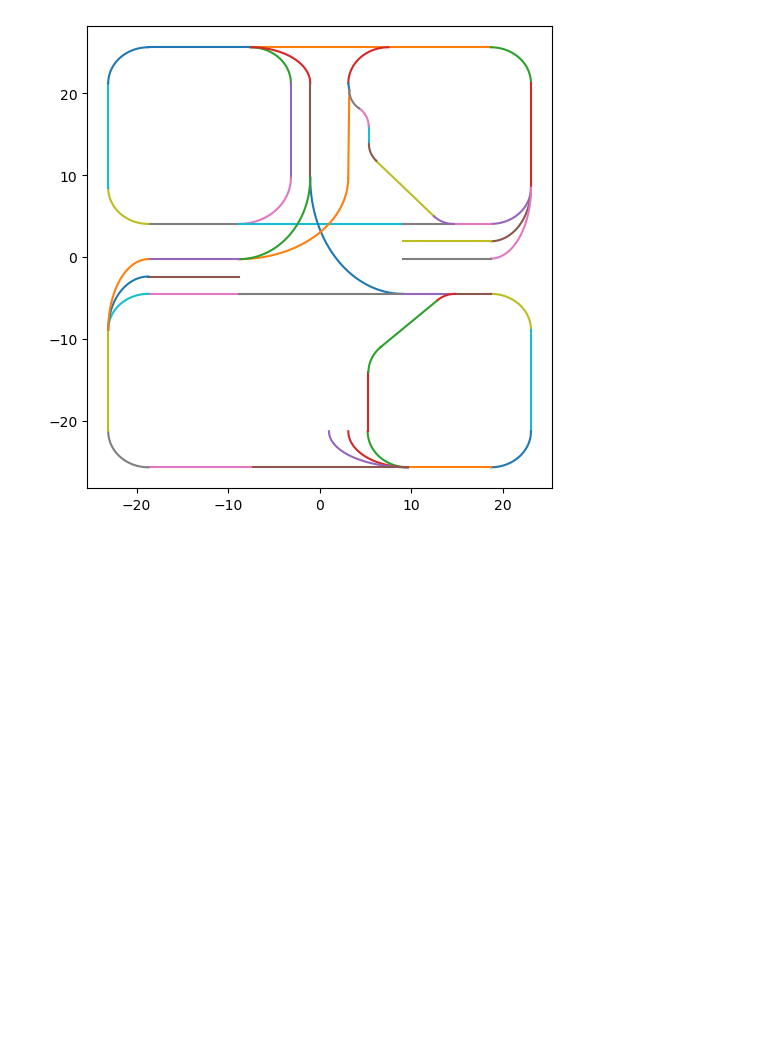
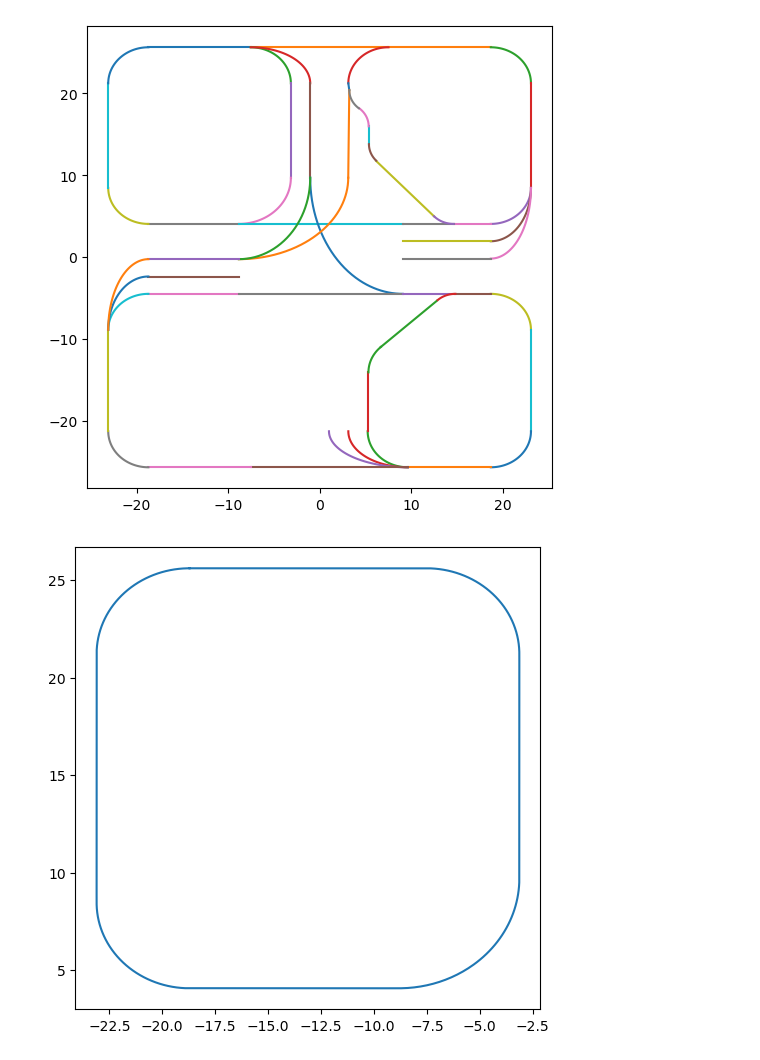
Before and after one commit to andy-wqfang/CIS_waypoint, a Jupyter notebook: src/mpc_package/lanes/generate.ipynb, the cells around one changed output. Saved outputs shown, nothing was run; the diff lists cells and outputs as text; code cells hidden in the pictures; blank space fills up the shorter version.

Commit message:
added loop1; fixed bugs

```diff
--- a/src/mpc_package/lanes/generate.ipynb
+++ b/src/mpc_package/lanes/generate.ipynb
@@ -43,6 +43,7 @@ width_block = (177.6 + 179.3)/2
 height_block = 194.2
 height_block_bottom = 190.3
 width_lane = 21.15
+seg_dict = {}
 # %%
 
 # initialize the nodes
@@ -622,7 +626,7 @@ print(arc_trajectory)
 filename = str(45) + "_to_" + str(46) + ".json"
 # df.to_csv(filename, index=False, index_label=False)
 get_json(arc_trajectory, filename)
-
+seg_dict[(45, 46)] = arc_trajectory.copy()
 plt.plot(arc_trajectory[:, 0], arc_trajectory[:, 1])
 
 # circle E
@@ -638,7 +642,7 @@ arc_trajectory[:, 0] = -r3*np.cos(t) + ptE[0]
 arc_trajectory[:, 1] = r3*np.sin(t) + ptE[1]
 arc_trajectory = arc_trajectory / 10
 print(arc_trajectory)
-
+seg_dict[(47, 30)] = arc_trajectory.copy()
 # df = pd.DataFrame(arc_trajectory)
 # df.columns = ['x', 'y']
 filename = str(47) + "_to_" + str(30) + ".json"
@@ -657,10 +661,11 @@ arc_trajectory = np.zeros((sample_num, 2))
 arc_trajectory[:, 0] = ptG[0] + np.cos(t)*rG
 arc_trajectory[:, 1] = ptG[1] + np.sin(t)*rG
 arc_trajectory = arc_trajectory / 10
-plt.plot(arc_trajectory[:, 0], arc_trajectory[:, 1])
+seg_dict[(16, 48)] = arc_trajectory.copy()
 # plt.figure().set_figwidth(640)
 filename = str(16) + "_to_" + str(48) + ".json"
 get_json(arc_trajectory, filename)
+plt.plot(arc_trajectory[:, 0], arc_trajectory[:, 1])
 
 # circle H
 theta = np.pi - np.arctan2(nodes[49][1]-nodes[48][1], nodes[49][0]-nodes[48][0])
@@ -673,8 +678,9 @@ arc_trajectory = np.zeros((sample_num, 2))
 arc_trajectory[:, 0] = ptH[0] + np.cos(t)*rG
 arc_trajectory[:, 1] = ptH[1] + np.sin(t)*rG
 filename = str(49) + "_to_" + str(50)+".json"
+arc_trajectory = arc_trajectory / 10
+seg_dict[(49, 50)] = arc_trajectory.copy()
 get_json(arc_trajectory, filename)
-arc_trajectory = arc_trajectory / 10
 plt.plot(arc_trajectory[:, 0], arc_trajectory[:, 1])
 
 # circle I
@@ -688,8 +694,9 @@ arc_trajectory = np.zeros((sample_num, 2))
 arc_trajectory[:, 0] = ptI[0] + np.cos(t)*rI
 arc_trajectory[:, 1] = ptI[1] + np.sin(t)*rI
 filename = str(51) + "_to_" + str(52)+".json"
+arc_trajectory = arc_trajectory / 10
+seg_dict[(51, 52)] = arc_trajectory.copy()
 get_json(arc_trajectory, filename)
-arc_trajectory = arc_trajectory / 10
 plt.plot(arc_trajectory[:, 0], arc_trajectory[:, 1])
 
 # circle J
@@ -706,6 +713,7 @@ arc_trajectory = arc_trajectory / 10
 
 filename = str(52) + "_to_" + str(10)+".json"
 get_json(arc_trajectory, filename)
+seg_dict[(52, 10)] = arc_trajectory.copy()
 plt.plot(arc_trajectory[:, 0], arc_trajectory[:, 1])
 plt.show()
 # %% [output]
@@ -727,4 +735,15 @@ curve in the first quadrant
 0.8861791624821163
 0.8861791624821163
 [figure]
+# %%
+# seg_dict[(1, 2)]
+# seg_dict[(47, 30)]
+# seg_dict[(45, 46)]
+target = np.concatenate((seg_dict[(1, 2)], seg_dict[(2, 6)], seg_dict[6, 11], seg_dict[11, 44],
+                         seg_dict[(44, 33)], seg_dict[(33, 14)], seg_dict[(14, 5)], seg_dict[(5, 1)]))
+plt.plot(target[:, 0], target[:, 1])
+filename = "loop1.json"
+get_json(target, filename)
+# %% [output]
+[figure, added]
 # %%
```
Also changed, not shown: parts of 4 cells of this notebook, 3 other files.
